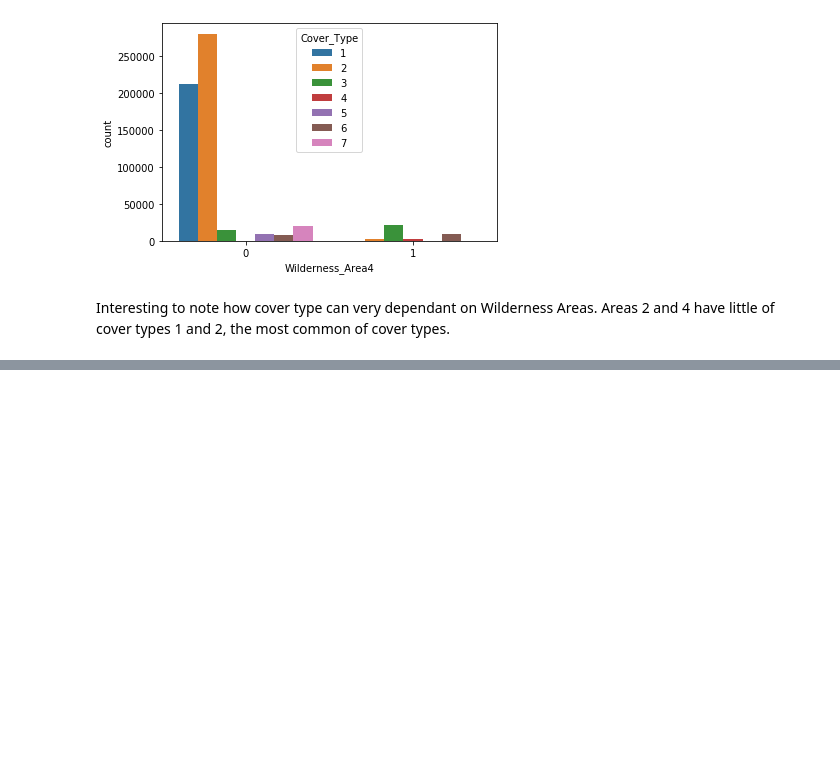
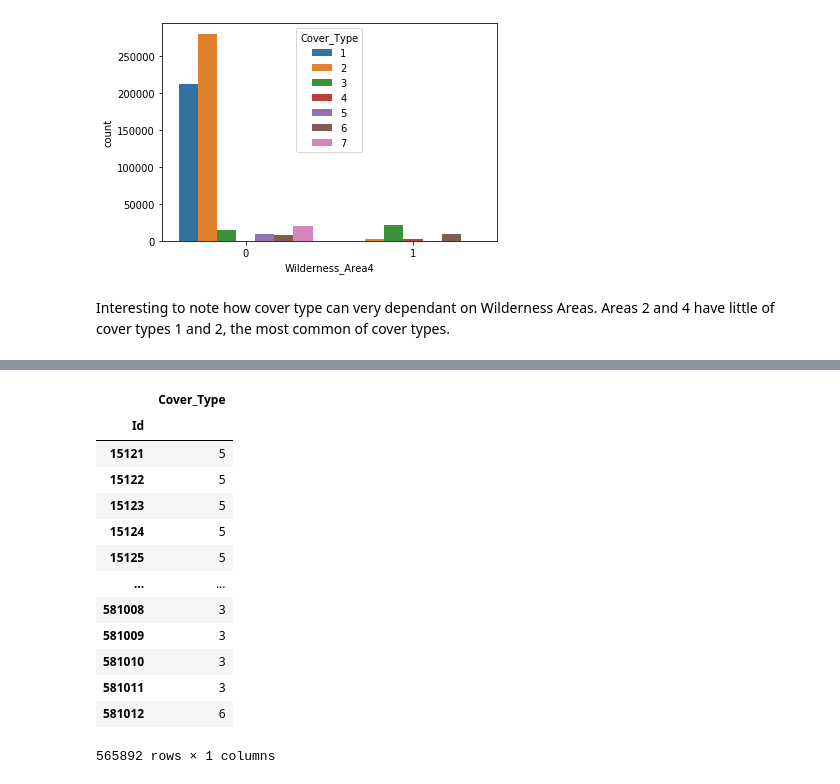
Before and after one commit to aidan-jackson-data/Forest-Cover-Type-Prediction, a Jupyter notebook: andi_morey_EDA.ipynb, the cells around one changed output, grey strips where cells are left out. Saved outputs shown, nothing was run; the diff lists cells and outputs as text; code cells hidden in the pictures; blank space fills up the shorter version.

```diff
--- a/andi_morey_EDA.ipynb
+++ b/andi_morey_EDA.ipynb
@@ -200,0 +326,23 @@ for i, col in enumerate(Wilderness_data.columns):
+# %%
+clf_final = tree.DecisionTreeClassifier(max_depth=25, random_state=0)
+clf_final = clf_final.fit(train_data, train_labels)
+test_predictions = clf_final.predict(test_df)
+
+predictions_dt = pd.DataFrame(data = test_predictions, index = test_df.loc[:, "Id"], columns = ["Cover_Type"])
+predictions_dt.to_csv("dt_predictions.csv")  #Kaggle Score of 0.59266
+predictions_dt
+# %% [output]
+|  | Cover_Type |
+| Id |  |
+| 15121 | 5 |
+| 15122 | 5 |
+| 15123 | 5 |
+| 15124 | 5 |
+| 15125 | 5 |
+| ... | ... |
+| 581008 | 3 |
+| 581009 | 3 |
+| 581010 | 3 |
+| 581011 | 3 |
+| 581012 | 6 |
+565892 rows × 1 columns
```
Also changed, not shown: parts of 6 cells of this notebook.
